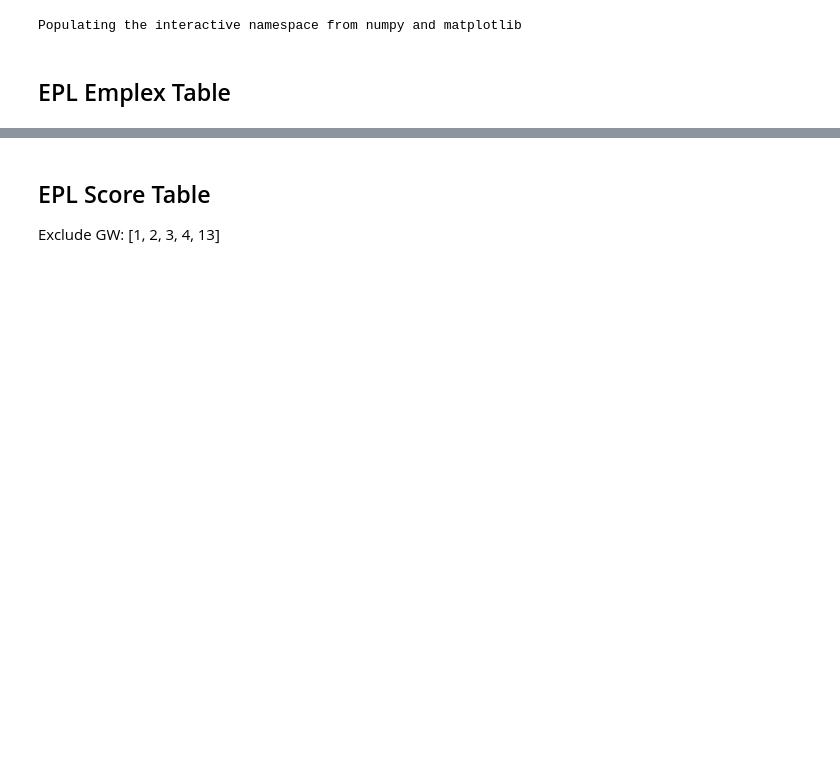
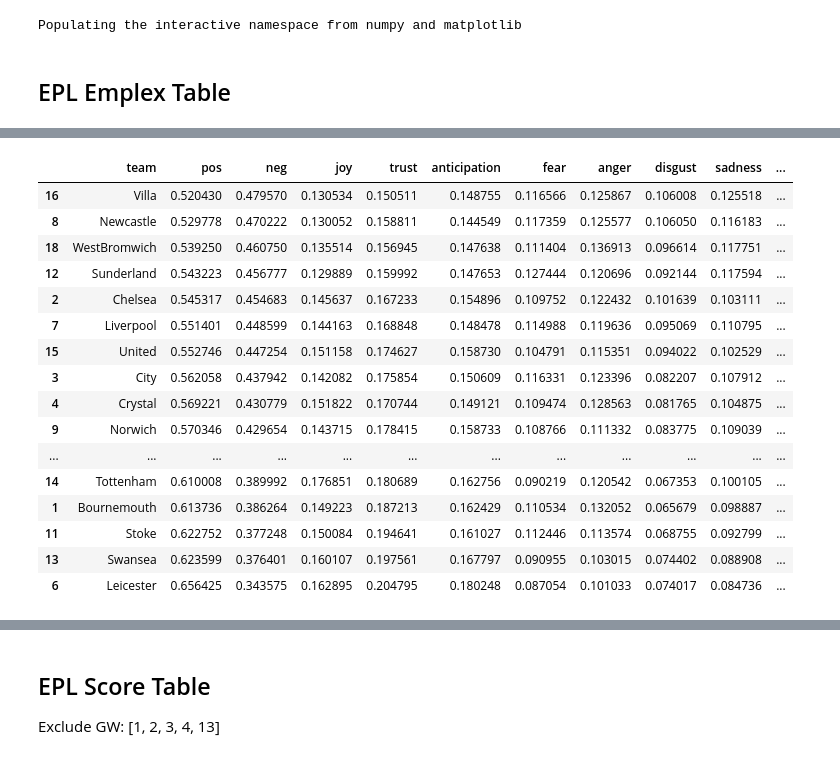
Before and after one commit to byam/predictEPL, a Jupyter notebook: Computation/[Sentiment Table] Emolex Count.ipynb, the cells around one changed output, grey strips where cells are left out. Saved outputs shown, nothing was run; the diff lists cells and outputs as text; code cells hidden in the pictures; blank space fills up the shorter version.

```diff
--- a/Computation/[Sentiment Table] Emolex Count.ipynb
+++ b/Computation/[Sentiment Table] Emolex Count.ipynb
@@ -307,0 +262,66 @@ dfEmolexTable.sort_values(['pos_avg'], ascending=[False]).reset_index(drop=True)
+# %%
+# Single Team's Sentiment's Average
+# Only Team's Sent
+def SentAvg(df, team, sentiment):
+    dfTeam = df[(df.team_home == team) | (df.team_away == team)].copy().reset_index(drop=True)
+    sents = []
+    for index in range(len(dfTeam)):
+        if dfTeam.loc[index]['team_home'] == team:
+            sents.append(dfTeam.loc[index][sentiment + '_home'])
+        if dfTeam.loc[index]['team_away'] == team:
+            sents.append(dfTeam.loc[index][sentiment + '_away'])
+
+    sents = np.array(sents)
+    return sents.mean()
+
+# Difference with opponent team
+def SentDiffAvg(df, team, sentiment):
+    dfTeam = df[(df.team_home == team) | (df.team_away == team)].copy().reset_index(drop=True)
+    sents = []
+    for index in range(len(dfTeam)):
+        if dfTeam.loc[index]['team_home'] == team:
+            sents.append(dfTeam.loc[index][sentiment + '_home'] - dfTeam.loc[index][sentiment + '_away'])
+        if dfTeam.loc[index]['team_away'] == team:
+            sents.append(dfTeam.loc[index][sentiment + '_away'] - dfTeam.loc[index][sentiment + '_home'])
+
+    sents = np.array(sents)
+    return sents.mean()
+
+
+# RESULT_FILE_NAME_HT = "emolex_all_ht.csv"
+RESULT_FILE_NAME = "emolex_all_ft.csv"
+df = CreateDfForModel(ft_wld=True)
+
+teams = list(set(df.team_home))
+teams.sort()
+
+
+# Create Sentiment Table
+dfSentTable = pd.DataFrame()
+dfSentTable['team'] = teams
+emolex = ['pos', 'neg', 'joy', 'trust', 'anticipation', 'fear', 'anger', 'fear', 'disgust', 'sadness', 'surprise']
+
+for sent in emolex:
+    dfSentTable[sent] = [SentAvg(df, team, sent) for team in teams]
+
+
+dfSentTable
+dfSentTable.sort_values(['neg'], ascending=[False])
+# %% [output]
+|  | team | pos | neg | joy | trust | anticipation | fear | anger | disgust | sadness | ... |
+| 16 | Villa | 0.520430 | 0.479570 | 0.130534 | 0.150511 | 0.148755 | 0.116566 | 0.125867 | 0.106008 | 0.125518 | ... |
+| 8 | Newcastle | 0.529778 | 0.470222 | 0.130052 | 0.158811 | 0.144549 | 0.117359 | 0.125577 | 0.106050 | 0.116183 | ... |
+| 18 | WestBromwich | 0.539250 | 0.460750 | 0.135514 | 0.156945 | 0.147638 | 0.111404 | 0.136913 | 0.096614 | 0.117751 | ... |
+| 12 | Sunderland | 0.543223 | 0.456777 | 0.129889 | 0.159992 | 0.147653 | 0.127444 | 0.120696 | 0.092144 | 0.117594 | ... |
+| 2 | Chelsea | 0.545317 | 0.454683 | 0.145637 | 0.167233 | 0.154896 | 0.109752 | 0.122432 | 0.101639 | 0.103111 | ... |
+| 7 | Liverpool | 0.551401 | 0.448599 | 0.144163 | 0.168848 | 0.148478 | 0.114988 | 0.119636 | 0.095069 | 0.110795 | ... |
+| 15 | United | 0.552746 | 0.447254 | 0.151158 | 0.174627 | 0.158730 | 0.104791 | 0.115351 | 0.094022 | 0.102529 | ... |
+| 3 | City | 0.562058 | 0.437942 | 0.142082 | 0.175854 | 0.150609 | 0.116331 | 0.123396 | 0.082207 | 0.107912 | ... |
+| 4 | Crystal | 0.569221 | 0.430779 | 0.151822 | 0.170744 | 0.149121 | 0.109474 | 0.128563 | 0.081765 | 0.104875 | ... |
+| 9 | Norwich | 0.570346 | 0.429654 | 0.143715 | 0.178415 | 0.158733 | 0.108766 | 0.111332 | 0.083775 | 0.109039 | ... |
+| ... | ... | ... | ... | ... | ... | ... | ... | ... | ... | ... | ... |
+| 14 | Tottenham | 0.610008 | 0.389992 | 0.176851 | 0.180689 | 0.162756 | 0.090219 | 0.120542 | 0.067353 | 0.100105 | ... |
+| 1 | Bournemouth | 0.613736 | 0.386264 | 0.149223 | 0.187213 | 0.162429 | 0.110534 | 0.132052 | 0.065679 | 0.098887 | ... |
+| 11 | Stoke | 0.622752 | 0.377248 | 0.150084 | 0.194641 | 0.161027 | 0.112446 | 0.113574 | 0.068755 | 0.092799 | ... |
+| 13 | Swansea | 0.623599 | 0.376401 | 0.160107 | 0.197561 | 0.167797 | 0.090955 | 0.103015 | 0.074402 | 0.088908 | ... |
+| 6 | Leicester | 0.656425 | 0.343575 | 0.162895 | 0.204795 | 0.180248 | 0.087054 | 0.101033 | 0.074017 | 0.084736 | ... |
```
Also changed, not shown: parts of 6 cells of this notebook, 10 other files.
